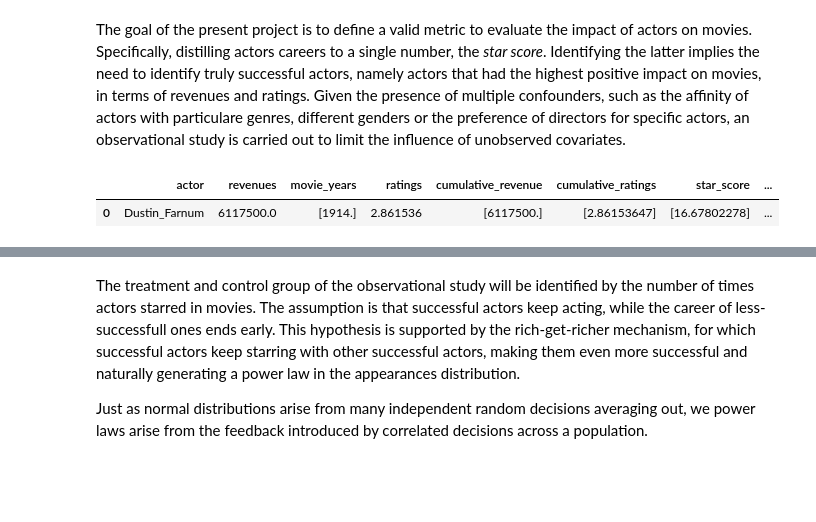
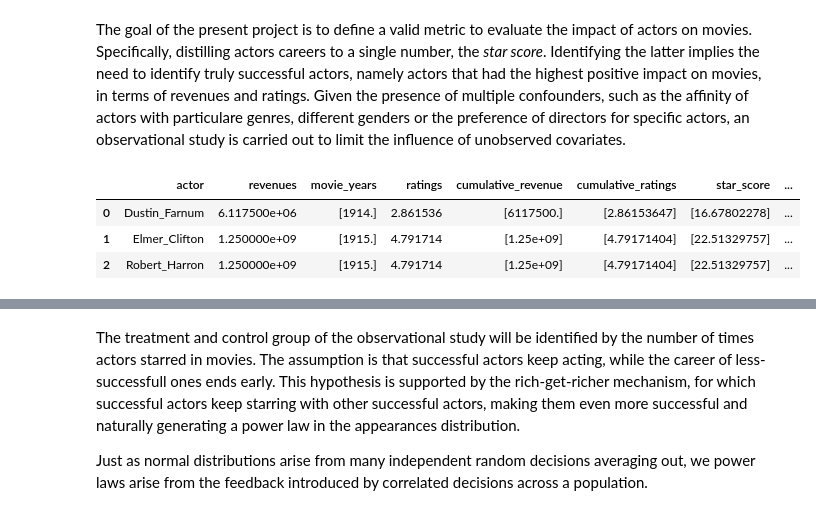
Before and after one commit to louisleger/ada-final-project, a Jupyter notebook: src/Observational_study.ipynb, the cells around one changed output, grey strips where cells are left out. Cells and saved outputs as stored; diff of their text form; code cells hidden in the pictures; blank space fills up the shorter version.

```diff
--- a/src/Observational_study.ipynb
+++ b/src/Observational_study.ipynb
@@ -40,8 +42,13 @@ actors['appearances'] = ss['appearances']
 actors['gender'] = ss['gender']
 actors['revenues'] = ss['rev_sum']
 actors['ratings'] = ss['grade_sum']
+actors['birthdate'] = data['Actor_date_of_birth']
+# %%
+actors['birthdate'] = pd.to_datetime(actors['birthdate']).dt.year
 # %%
-actors.head(1)
+actors.head(3)
 # %% [output]
 |  | actor | revenues | movie_years | ratings | cumulative_revenue | cumulative_ratings | star_score | ... |
-| 0 | Dustin_Farnum | 6117500.0 | [1914.] | 2.861536 | [6117500.] | [2.86153647] | [16.67802278] | ... |
+| 0 | Dustin_Farnum | 6.117500e+06 | [1914.] | 2.861536 | [6117500.] | [2.86153647] | [16.67802278] | ... |
+| 1 | Elmer_Clifton | 1.250000e+09 | [1915.] | 4.791714 | [1.25e+09] | [4.79171404] | [22.51329757] | ... |
+| 2 | Robert_Harron | 1.250000e+09 | [1915.] | 4.791714 | [1.25e+09] | [4.79171404] | [22.51329757] | ... |
```
Also changed, not shown: parts of 20 cells of this notebook, 1 other file.
